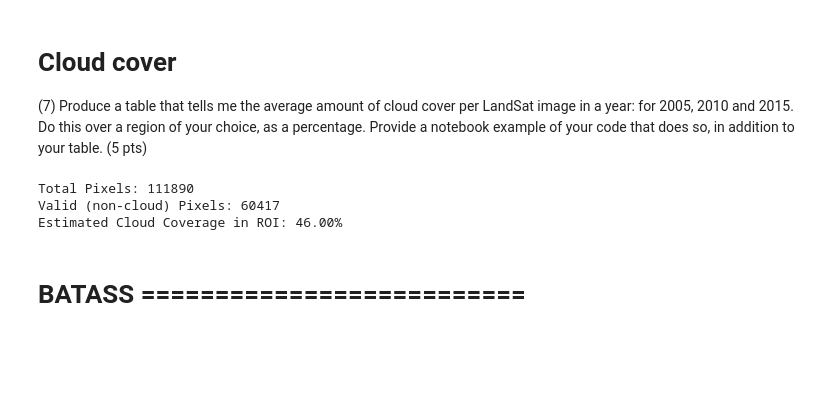
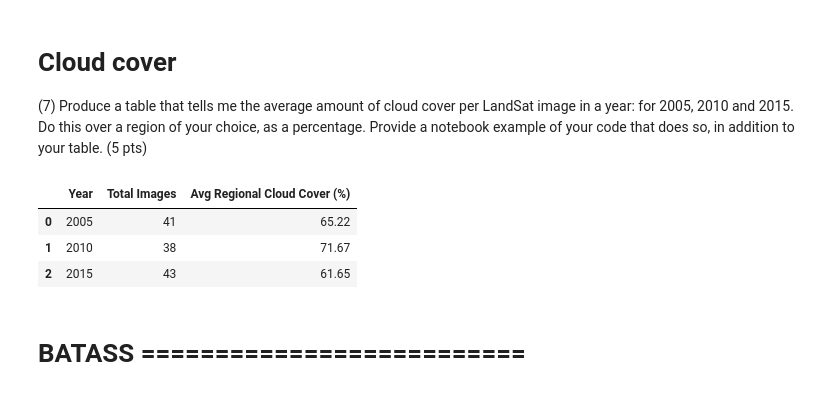
Before and after one commit to fuadfach/geog761lab, a Jupyter notebook: geog761_lab1_fuad.ipynb, the cells around one changed output. Drawn from its saved outputs; the diff is of its cells as text; code cells hidden in the pictures; blank space fills up the shorter version.

```diff
--- a/geog761_lab1_fuad.ipynb
+++ b/geog761_lab1_fuad.ipynb
@@ -115,10 +58,11 @@ Estimated Cloud Coverage in ROI: 46.00%
 (7) Produce a table that tells me the average amount of cloud cover per LandSat image in a year: for 2005, 2010 and 2015. Do this over a region of your choice, as a percentage.
 Provide a notebook example of your code that does so, in addition to your table. (5 pts)
 # %%
+import pandas as pd
+
 # Define small region around Alor Island, Indonesia
 point = ee.Geometry.Point([124.518393, -8.217483])
 region = point.buffer(5000).bounds()
-
 
 
 # Function to mask clouds using QA_PIXEL band
@@ -138,45 +82,57 @@ def mask_clouds(image):
 # Count valid pixels before and after masking
     total_pixels = pixel_area.reduceRegion(
         reducer=ee.Reducer.count(),
         geometry=region,
         scale=30,
         maxPixels=1e9
         ).get('area')
 
     valid_pixels = masked_image.select('SR_B3').reduceRegion(
         reducer=ee.Reducer.count(),
         geometry=region,
         scale=30,
         maxPixels=1e9
         ).get('SR_B3')
 
     # 3. Cast KEDUA variabel ke ee.Number() agar fungsi .divide() dan .multiply() bisa jalan
     total_num = ee.Number(total_pixels)
     valid_num = ee.Number(valid_pixels)
 
     # 4. Hitung persentase awan di server
     cloud_coverage_pct = ee.Number(100).subtract(
         valid_num.multiply(100).divide(total_num))
 
 
     return image.set('REGIONAL_CLOUD_COVER', cloud_coverage_pct)
 
-print(f"Total Pixels: {total_pixels}")
-print(f"Valid (non-cloud) Pixels: {valid_pixels}")
-print(f"Estimated Cloud Coverage in ROI: {cloud_coverage_pct:.2f}%")
+years = [2005, 2010, 2015]
+data_summary = []
 
+for year in years:
+    # Filter collection for the region and calendar year
+    image = (ee.ImageCollection("LANDSAT/LE07/C02/T1_L2") \
+           .filterBounds(region) \
+           .filterDate(f"{year}-01-01", f"{year}-12-31")
+           .map(mask_clouds))
 
+    # Hitung rata-rata tutupan awan regional & jumlah citra dalam setahun
+    avg_cloud = image.aggregate_mean('REGIONAL_CLOUD_COVER').getInfo()
+    img_count = image.size().getInfo()
 
-# Load the image with least cloud cover in 2002
-image = ee.ImageCollection("LANDSAT/LE07/C02/T1_L2") \
-    .filterBounds(region) \
-    .filterDate("2005-01-01", "2005-12-31") \
-    .sort("CLOUD_COVER") \
-    .map(mask_clouds)
+    data_summary.append({
+        'Year': year,
+        'Total Images': img_count,
+        'Avg Regional Cloud Cover (%)': round(avg_cloud, 2) if avg_cloud is not None else 0.0
+    })
+
+# 4. Tampilkan hasil sebagai Tabel Pandas
+df_result = pd.DataFrame(data_summary)
+df_result
 # %% [output]
-Total Pixels: 111890
-Valid (non-cloud) Pixels: 60417
-Estimated Cloud Coverage in ROI: 46.00%
+|  | Year | Total Images | Avg Regional Cloud Cover (%) |
+| 0 | 2005 | 41 | 65.22 |
+| 1 | 2010 | 38 | 71.67 |
+| 2 | 2015 | 43 | 61.65 |
 # %% [markdown]
 # BATASS ==========================
 # %%
```
Also changed, not shown: parts of 2 cells of this notebook.
